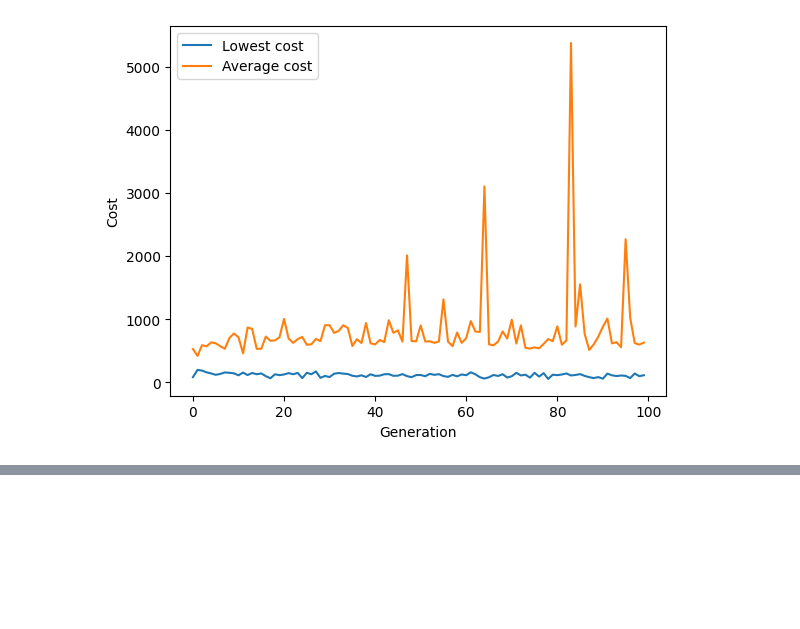
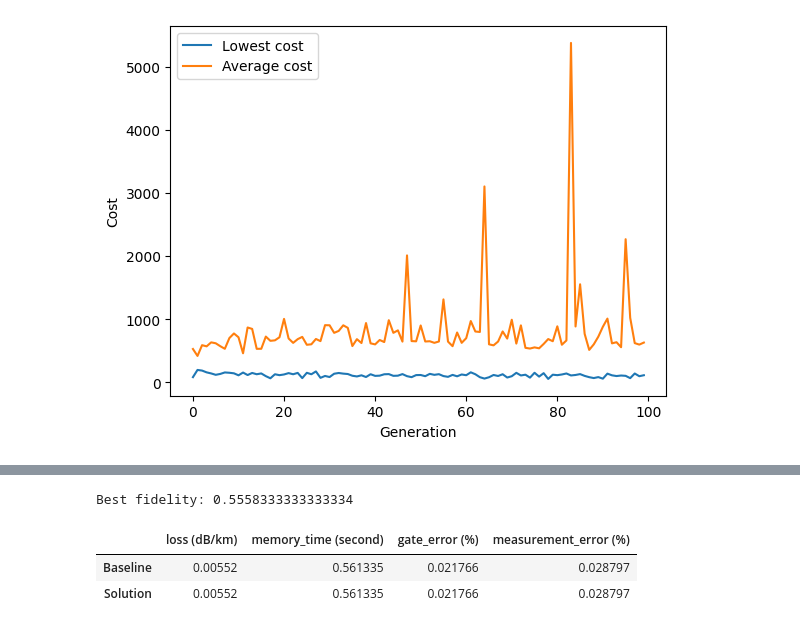
Before and after one commit to PankidT/Qnet-genetic-opt, a Jupyter notebook: tutorial/poramat_work_part/results/results_my_experiment/results_1.ipynb, the cells around one changed output, grey strips where cells are left out. Drawn from its saved outputs; the diff is of its cells as text; code cells hidden in the pictures; blank space fills up the shorter version.

```diff
--- a/tutorial/poramat_work_part/results/results_my_experiment/results_1.ipynb
+++ b/tutorial/poramat_work_part/results/results_my_experiment/results_1.ipynb
@@ -46,0 +55,7 @@ weight_80_20_object.experiment_config['ga_object'].plot()
+# %%
+test.table()
+# %% [output]
+Best fidelity: 0.5558333333333334
+|  | loss (dB/km) | memory_time (second) | gate_error (%) | measurement_error (%) |
+| Baseline | 0.00552 | 0.561335 | 0.021766 | 0.028797 |
+| Solution | 0.00552 | 0.561335 | 0.021766 | 0.028797 |
```
Also changed, not shown: parts of 3 cells of this notebook, 13 other files.
